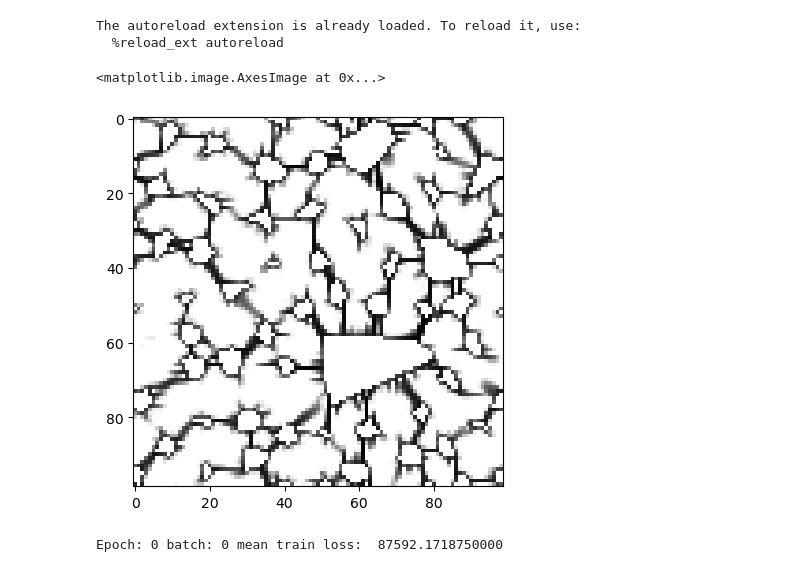
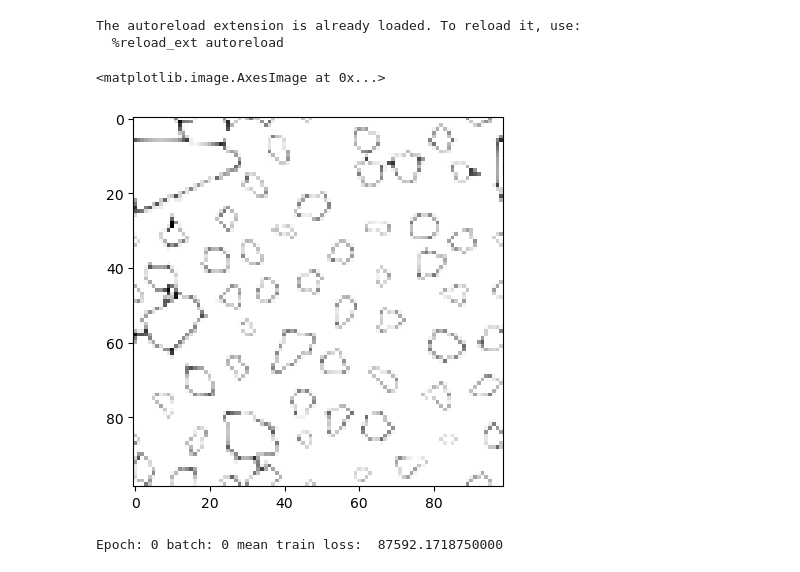
Before and after one commit to LiyaGaynutdinova/Auto-Regressive-Unet-for-Concrete-Damage, a Jupyter notebook: train_AutoUnet.ipynb, the cells around one changed output. Saved outputs shown, nothing was run; the diff lists cells and outputs as text; code cells hidden in the pictures.

```diff
--- a/train_AutoUnet.ipynb
+++ b/train_AutoUnet.ipynb
@@ -17,13 +17,13 @@ mlflow.autolog()
 The autoreload extension is already loaded. To reload it, use:
   %reload_ext autoreload
 # %%
-data = dataset(128, 'simple')
-img, label = data.__getitem__(0)
-loaders = get_loaders(data, 16)
-plt.imshow(label[0], cmap='Greys')
+data = dataset()
+imgs, label = data.__getitem__(3)
+loaders = get_loaders_manual(data, 16)
+plt.imshow(imgs[1,0], cmap='Greys')
 # %% [output]
 <matplotlib.image.AxesImage at 0x...>
-[figure, old version]
+[figure, new version]
 # %%
 args = {'lr' : 0.00001, 'epochs' : 200, 'dev' : dev, 'name' : 'Simple_Unet'}
 # %%
```
Also changed, not shown: parts of 1 cell of this notebook.
